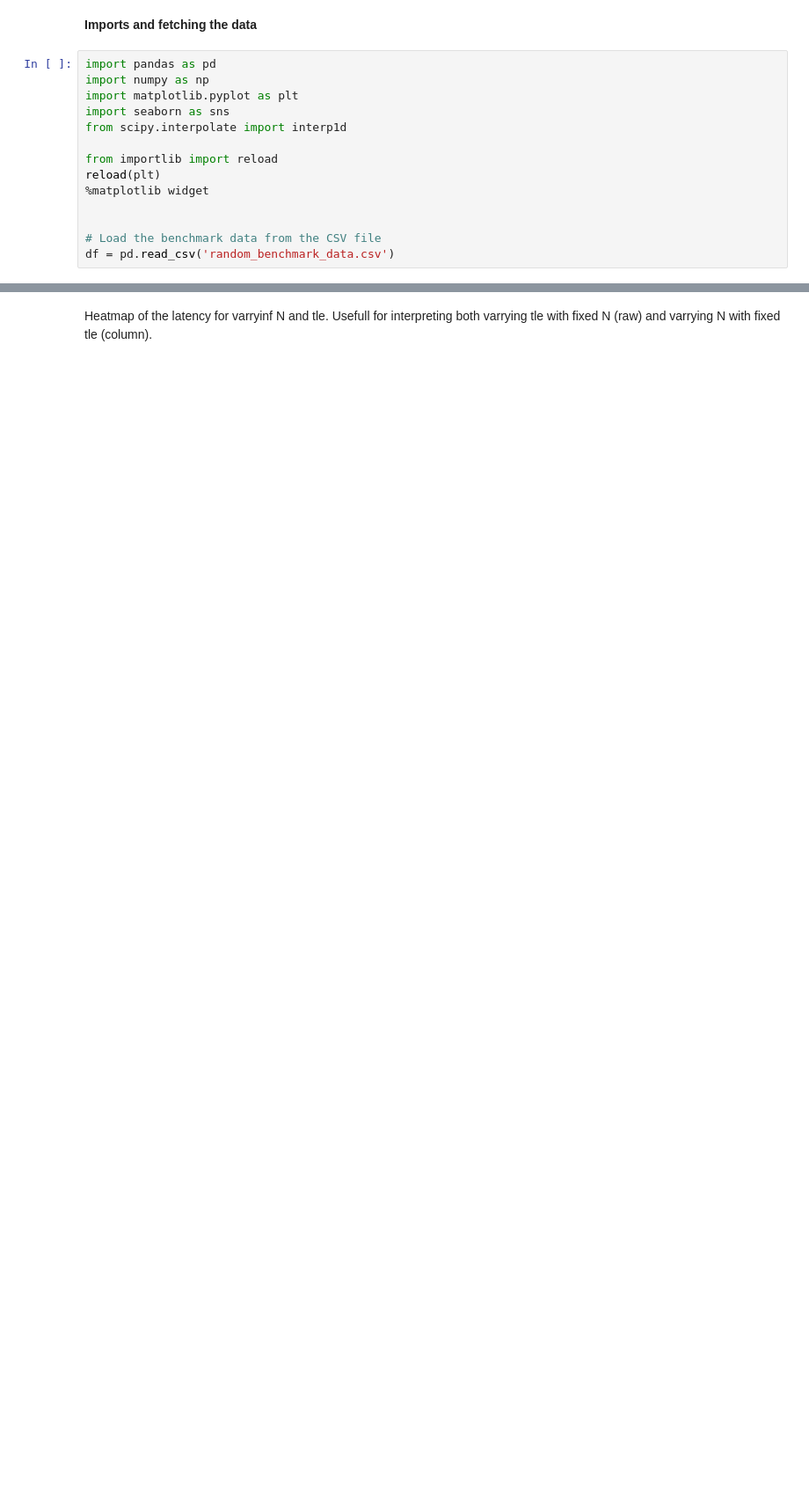
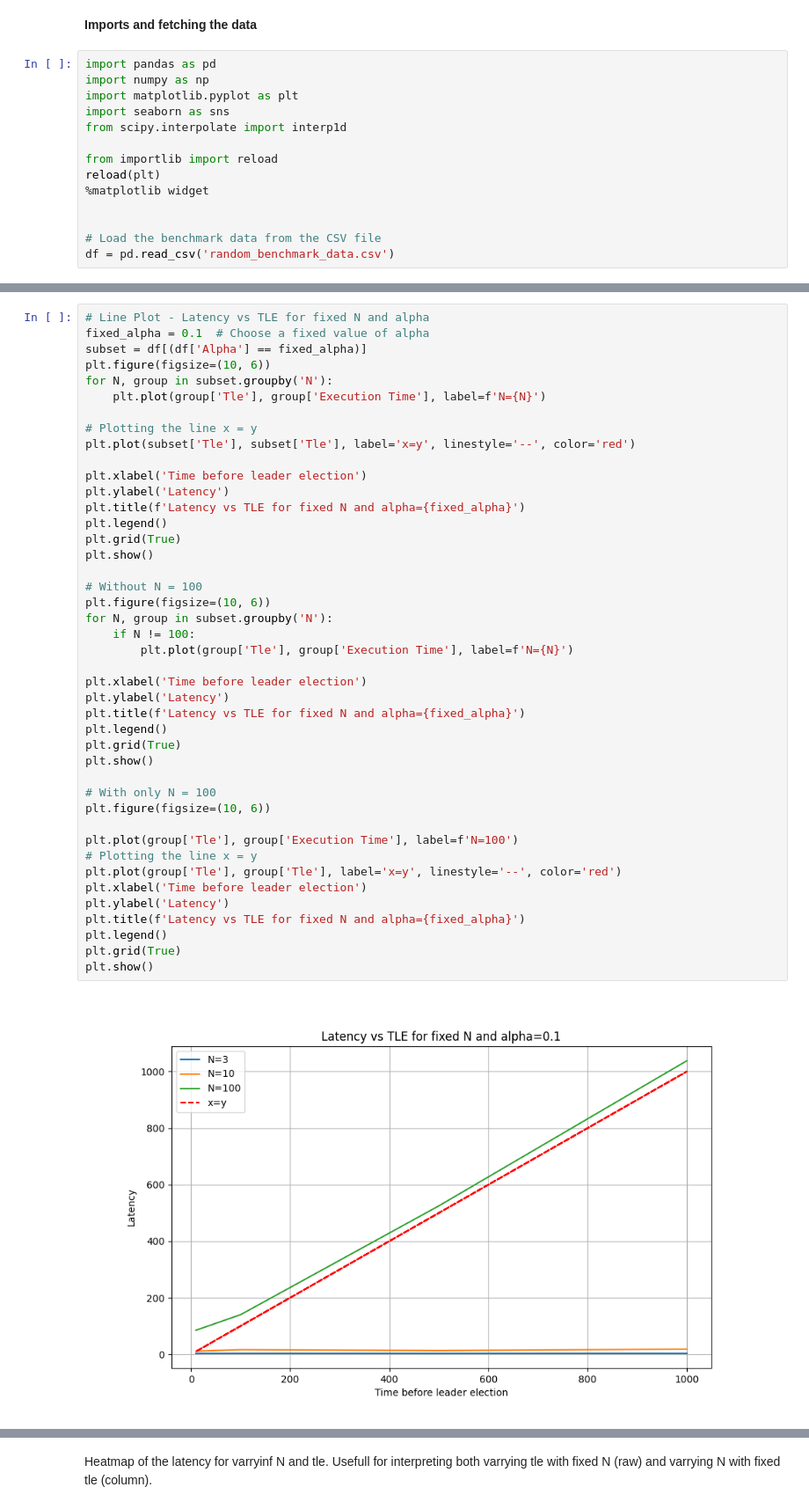
Before and after one commit to Minifixio/SLR210-Obstruction-Free-Consensus-Paxos, a Jupyter notebook: graphPlots.ipynb, the cells around one changed output, grey strips where cells are left out. Shown at 88% size. Cells and saved outputs as stored; diff of their text form; blank space fills up the shorter version.

```diff
--- a/graphPlots.ipynb
+++ b/graphPlots.ipynb
@@ -80,0 +38,45 @@ aaaaa
+# %%
+# Line Plot - Latency vs TLE for fixed N and alpha
+fixed_alpha = 0.1  # Choose a fixed value of alpha
+subset = df[(df['Alpha'] == fixed_alpha)]
+plt.figure(figsize=(10, 6))
+for N, group in subset.groupby('N'):
+    plt.plot(group['Tle'], group['Execution Time'], label=f'N={N}')
+
+# Plotting the line x = y
+plt.plot(subset['Tle'], subset['Tle'], label='x=y', linestyle='--', color='red')
+
+plt.xlabel('Time before leader election')
+plt.ylabel('Latency')
+plt.title(f'Latency vs TLE for fixed N and alpha={fixed_alpha}')
+plt.legend()
+plt.grid(True)
+plt.show()
+
+# Without N = 100
+plt.figure(figsize=(10, 6))
+for N, group in subset.groupby('N'):
+    if N != 100:
+        plt.plot(group['Tle'], group['Execution Time'], label=f'N={N}')
+
+plt.xlabel('Time before leader election')
+plt.ylabel('Latency')
+plt.title(f'Latency vs TLE for fixed N and alpha={fixed_alpha}')
+plt.legend()
+plt.grid(True)
+plt.show()
+
+# With only N = 100
+plt.figure(figsize=(10, 6))
+
+plt.plot(group['Tle'], group['Execution Time'], label=f'N=100')
+# Plotting the line x = y
+plt.plot(group['Tle'], group['Tle'], label='x=y', linestyle='--', color='red')
+plt.xlabel('Time before leader election')
+plt.ylabel('Latency')
+plt.title(f'Latency vs TLE for fixed N and alpha={fixed_alpha}')
+plt.legend()
+plt.grid(True)
+plt.show()
+# %% [output]
+[figure, added]
```
Also changed, not shown: parts of 8 cells of this notebook, 1 other file.
